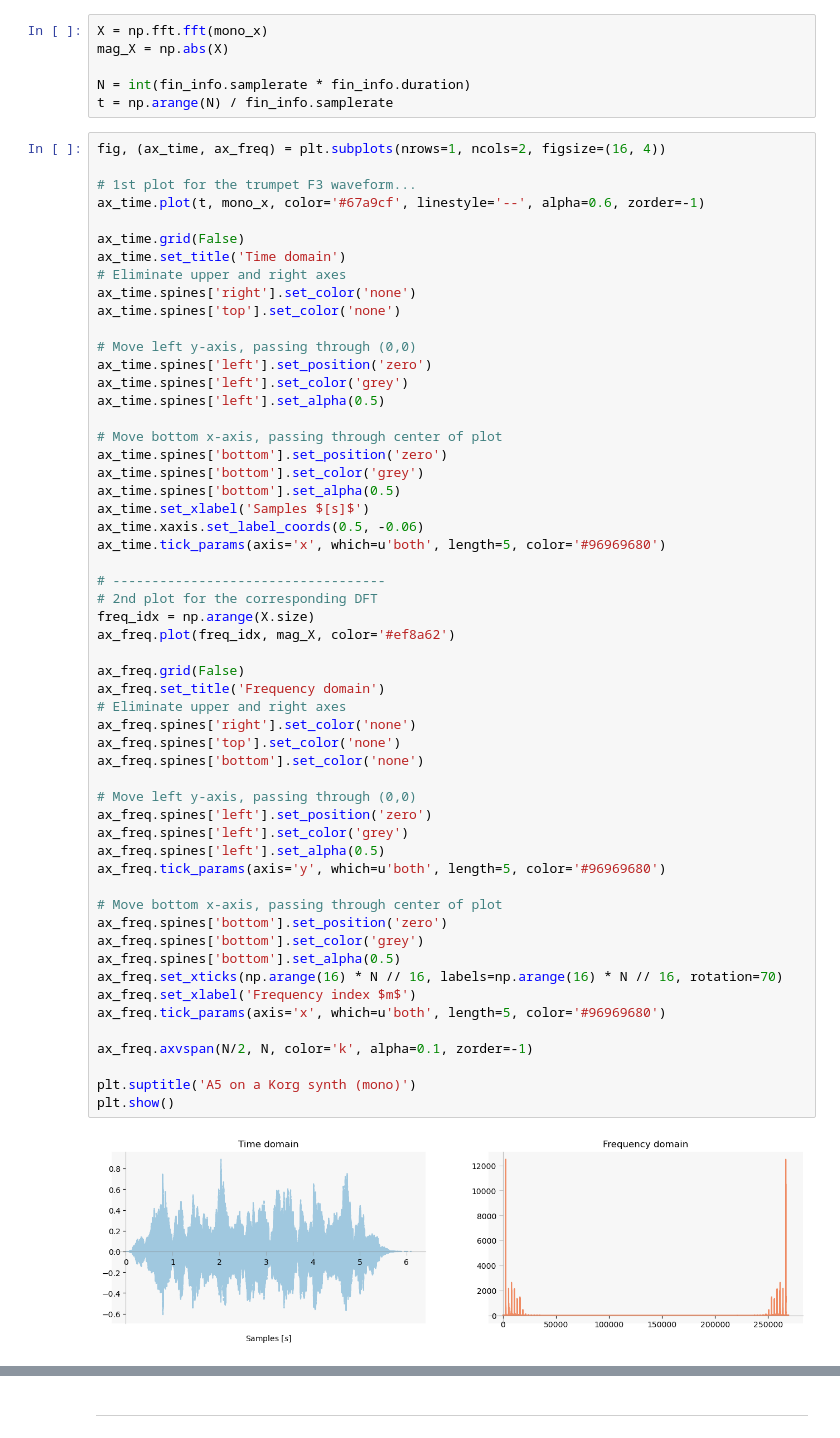
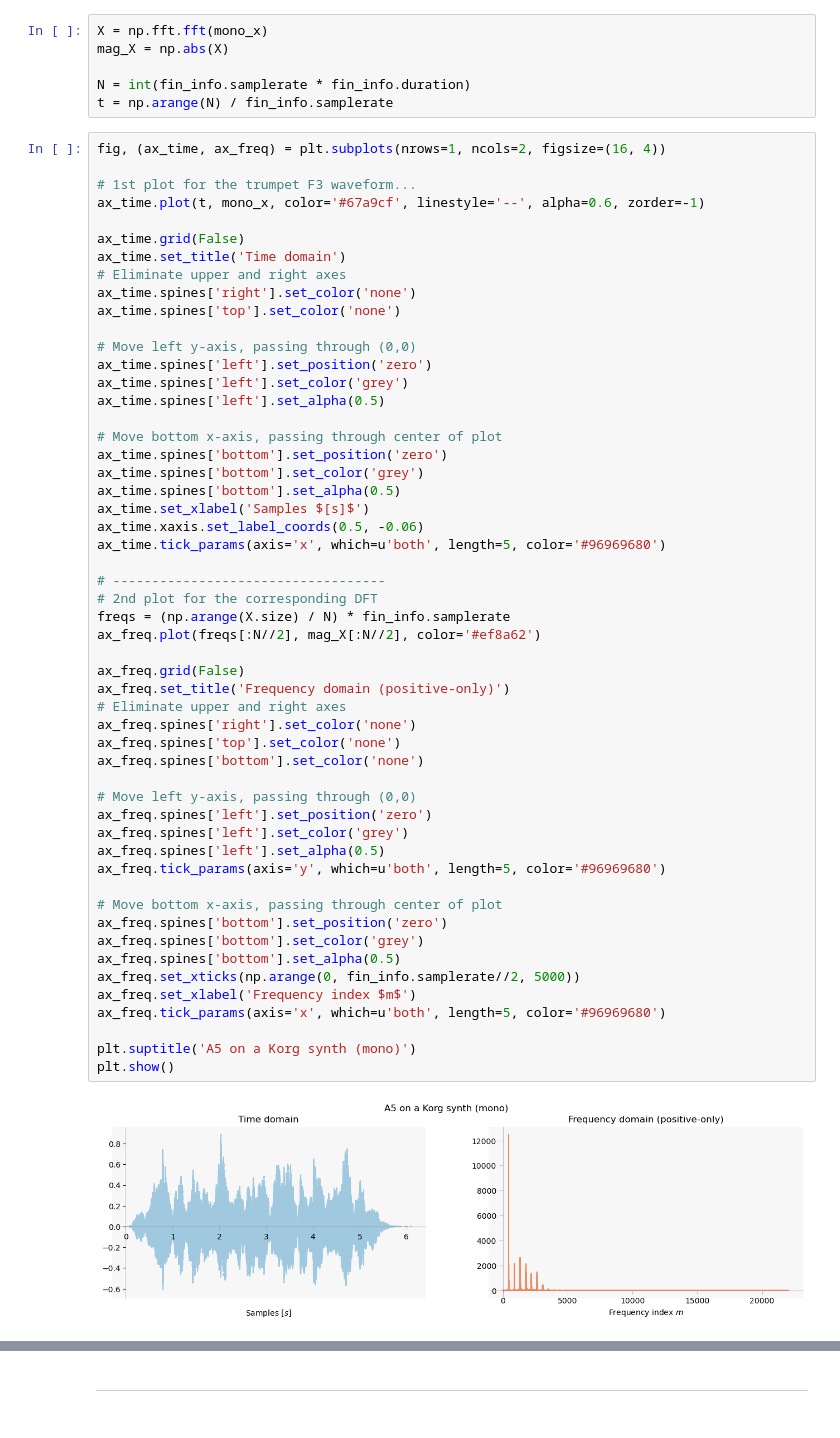
Before and after one commit to buruzaemon/digital-signals-theory, a Jupyter notebook: DST_CH7.ipynb, the cells around one changed output, grey strips where cells are left out. Saved outputs shown, nothing was run; the diff lists cells and outputs as text.

```diff
--- a/DST_CH7.ipynb
+++ b/DST_CH7.ipynb
@@ -378,37 +391,35 @@ ax_time.spines['bottom'].set_color('grey')
 ax_time.spines['bottom'].set_alpha(0.5)
 ax_time.set_xlabel('Samples $[s]$')
 ax_time.xaxis.set_label_coords(0.5, -0.06)
 ax_time.tick_params(axis='x', which=u'both', length=5, color='#96969680')
 
 # -----------------------------------
 # 2nd plot for the corresponding DFT
-freq_idx = np.arange(X.size)
-ax_freq.plot(freq_idx, mag_X, color='#ef8a62')
+freqs = (np.arange(X.size) / N) * fin_info.samplerate
+ax_freq.plot(freqs[:N//2], mag_X[:N//2], color='#ef8a62')
 
 ax_freq.grid(False)
-ax_freq.set_title('Frequency domain')
+ax_freq.set_title('Frequency domain (positive-only)')
 # Eliminate upper and right axes
 ax_freq.spines['right'].set_color('none')
 ax_freq.spines['top'].set_color('none')
 ax_freq.spines['bottom'].set_color('none')
 
 # Move left y-axis, passing through (0,0)
 ax_freq.spines['left'].set_position('zero')
 ax_freq.spines['left'].set_color('grey')
 ax_freq.spines['left'].set_alpha(0.5)
 ax_freq.tick_params(axis='y', which=u'both', length=5, color='#96969680')
 
 # Move bottom x-axis, passing through center of plot
 ax_freq.spines['bottom'].set_position('zero')
 ax_freq.spines['bottom'].set_color('grey')
 ax_freq.spines['bottom'].set_alpha(0.5)
-ax_freq.set_xticks(np.arange(16) * N // 16, labels=np.arange(16) * N // 16, rotation=70)
+ax_freq.set_xticks(np.arange(0, fin_info.samplerate//2, 5000))
 ax_freq.set_xlabel('Frequency index $m$')
 ax_freq.tick_params(axis='x', which=u'both', length=5, color='#96969680')
 
-ax_freq.axvspan(N/2, N, color='k', alpha=0.1, zorder=-1)
-
 plt.suptitle('A5 on a Korg synth (mono)')
 plt.show()
 # %% [output]
-[figure, old version]
+[figure, new version]
```
Also changed, not shown: parts of 26 cells of this notebook.
